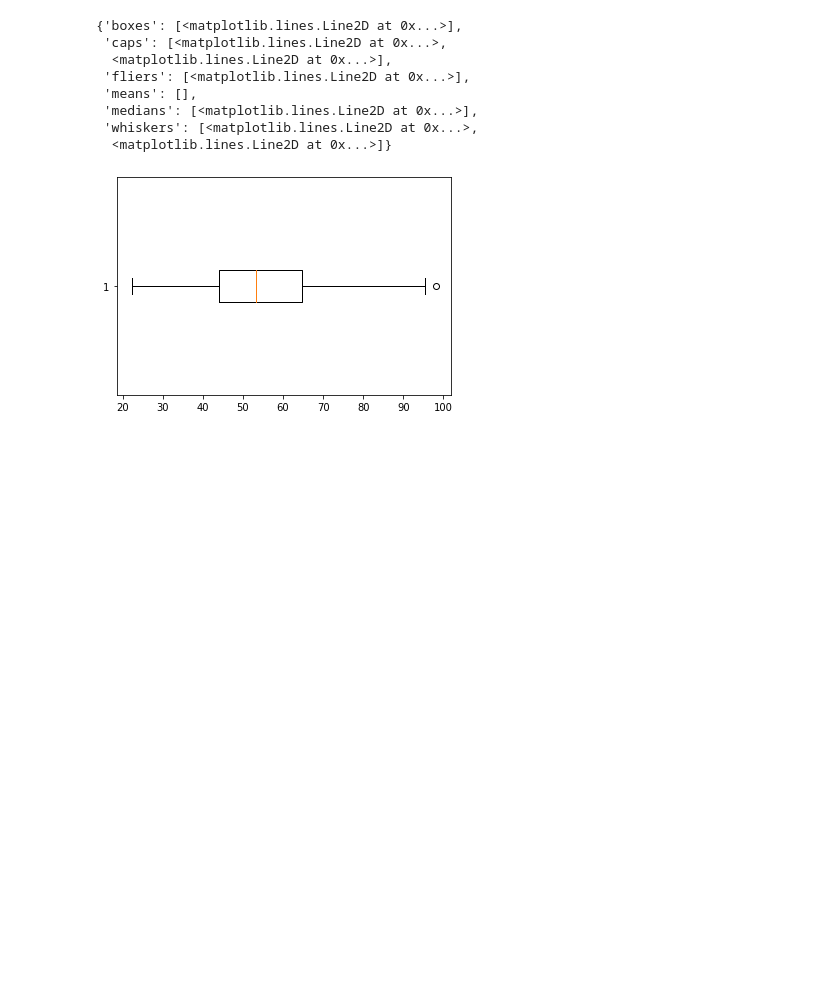
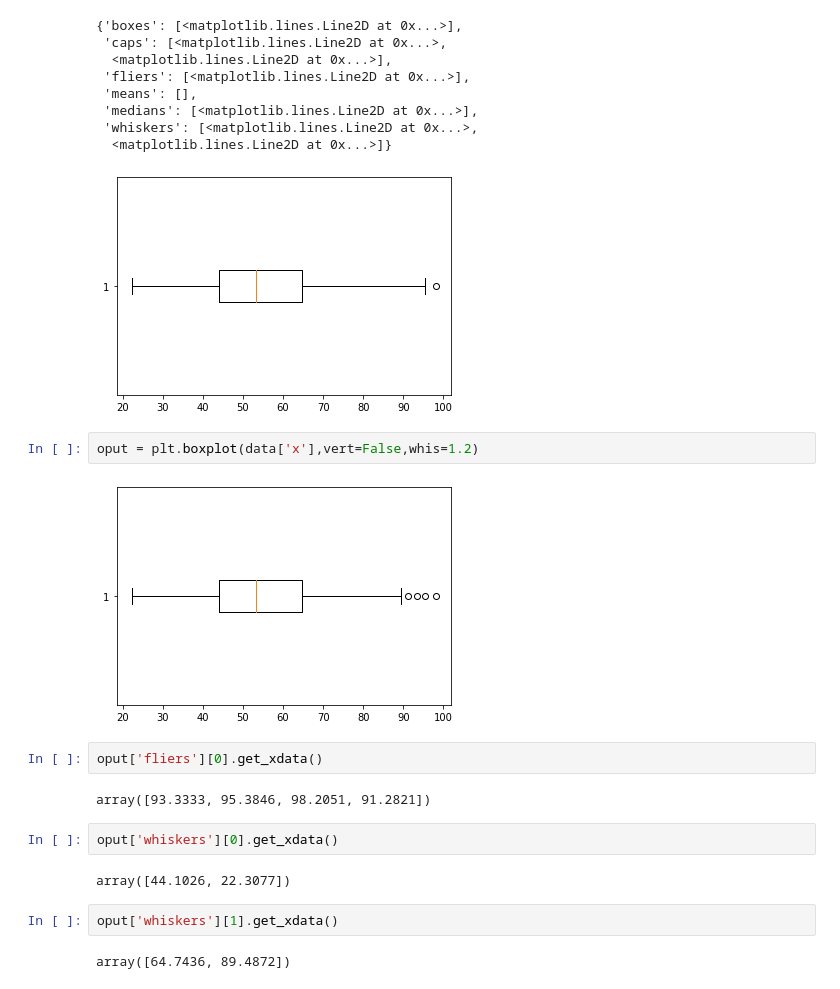
Before and after one commit to Chanita-Su/KKU_Data_Mining, a Jupyter notebook: Data102.ipynb, the cells around one changed output. Saved outputs shown, nothing was run; the diff lists cells and outputs as text; blank space fills up the shorter version.

```diff
--- a/Data102.ipynb
+++ b/Data102.ipynb
@@ -71,3 +71,19 @@ plt.boxplot(data['x'],vert=False)
  'whiskers': [<matplotlib.lines.Line2D at 0x...>,
   <matplotlib.lines.Line2D at 0x...>]}
 [figure]
+# %%
+oput = plt.boxplot(data['x'],vert=False,whis=1.2)
+# %% [output]
+[figure, added]
+# %%
+oput['fliers'][0].get_xdata()
+# %% [output]
+array([93.3333, 95.3846, 98.2051, 91.2821])
+# %%
+oput['whiskers'][0].get_xdata()
+# %% [output]
+array([44.1026, 22.3077])
+# %%
+oput['whiskers'][1].get_xdata()
+# %% [output]
+array([64.7436, 89.4872])
```
Also changed, not shown: parts of 13 cells of this notebook.
